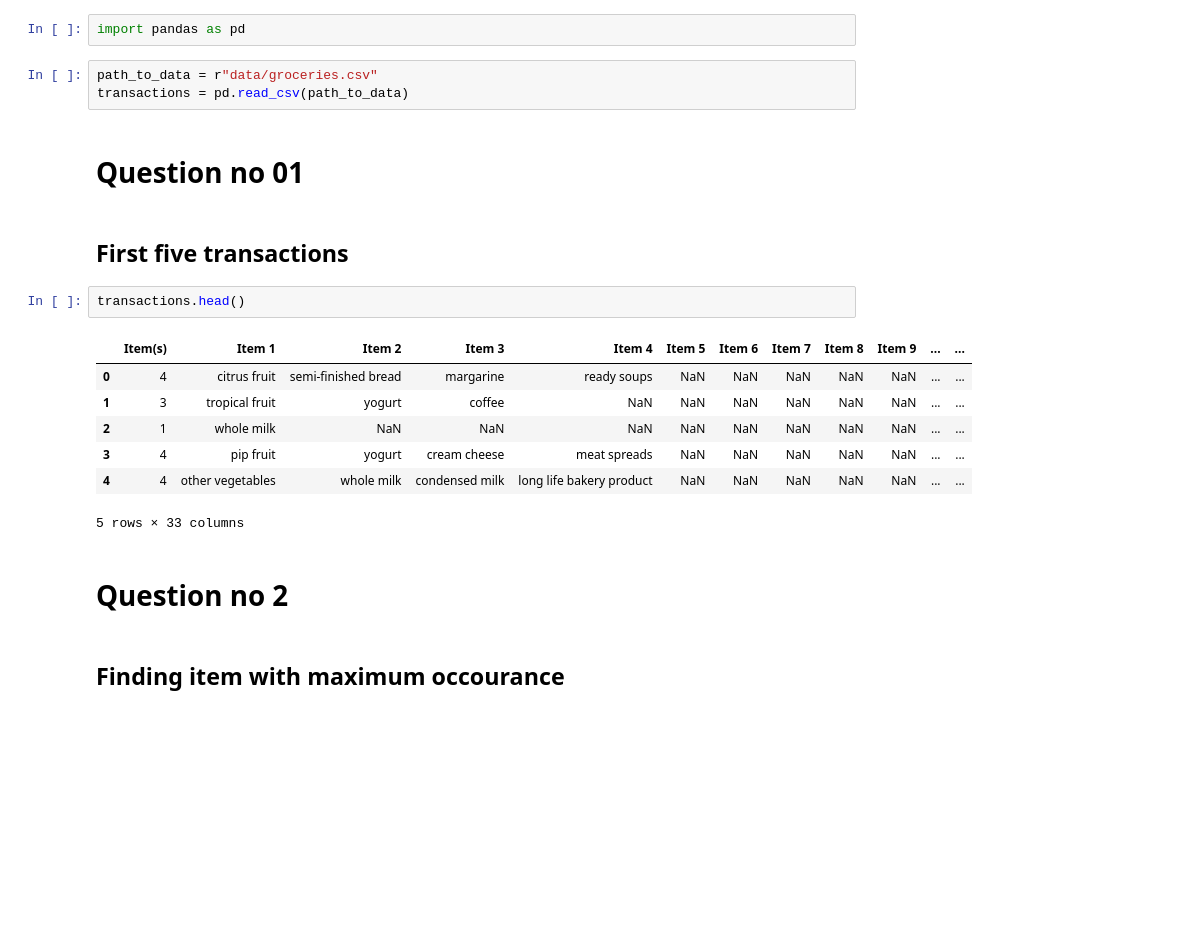
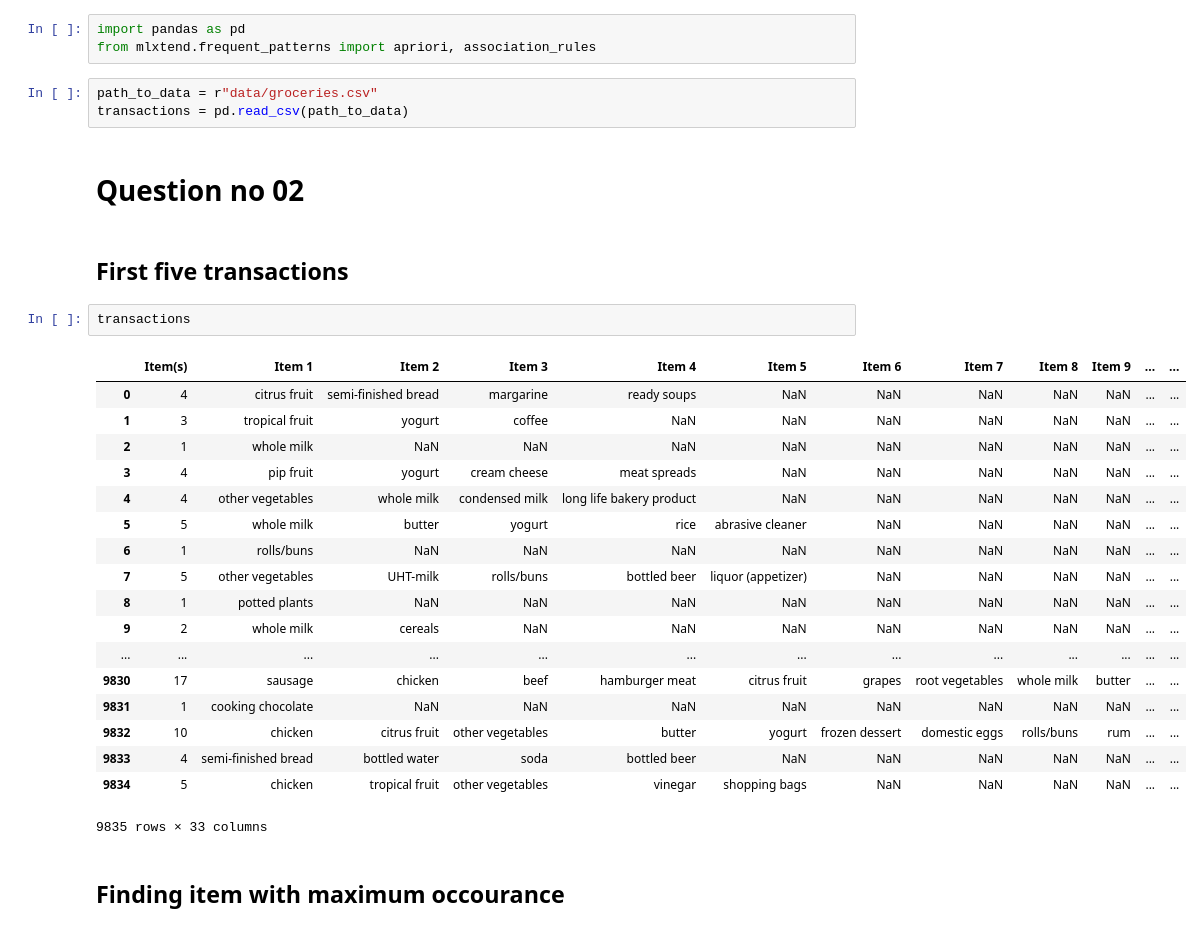
Before and after one commit to Sh-Abdullah-Aslam/market-basket-analysis-on-transactional-data, a Jupyter notebook: Working.ipynb, the cells around one changed output. Saved outputs shown, nothing was run; the diff lists cells and outputs as text; blank space fills up the shorter version.

```diff
--- a/Working.ipynb
+++ b/Working.ipynb
@@ -1,24 +1,34 @@
 # %%
 import pandas as pd
+from mlxtend.frequent_patterns import apriori, association_rules
 # %%
 path_to_data = r"data/groceries.csv"
 transactions = pd.read_csv(path_to_data)
 # %% [markdown]
-# Question no 01
+# Question no 02
 # %% [markdown]
 ## First five transactions
 # %%
-transactions.head()
+transactions
 # %% [output]
 |  | Item(s) | Item 1 | Item 2 | Item 3 | Item 4 | Item 5 | Item 6 | Item 7 | Item 8 | Item 9 | ... | ... |
 | 0 | 4 | citrus fruit | semi-finished bread | margarine | ready soups | NaN | NaN | NaN | NaN | NaN | ... | ... |
 | 1 | 3 | tropical fruit | yogurt | coffee | NaN | NaN | NaN | NaN | NaN | NaN | ... | ... |
 | 2 | 1 | whole milk | NaN | NaN | NaN | NaN | NaN | NaN | NaN | NaN | ... | ... |
 | 3 | 4 | pip fruit | yogurt | cream cheese | meat spreads | NaN | NaN | NaN | NaN | NaN | ... | ... |
 | 4 | 4 | other vegetables | whole milk | condensed milk | long life bakery product | NaN | NaN | NaN | NaN | NaN | ... | ... |
+| 5 | 5 | whole milk | butter | yogurt | rice | abrasive cleaner | NaN | NaN | NaN | NaN | ... | ... |
+| 6 | 1 | rolls/buns | NaN | NaN | NaN | NaN | NaN | NaN | NaN | NaN | ... | ... |
+| 7 | 5 | other vegetables | UHT-milk | rolls/buns | bottled beer | liquor (appetizer) | NaN | NaN | NaN | NaN | ... | ... |
+| 8 | 1 | potted plants | NaN | NaN | NaN | NaN | NaN | NaN | NaN | NaN | ... | ... |
+| 9 | 2 | whole milk | cereals | NaN | NaN | NaN | NaN | NaN | NaN | NaN | ... | ... |
+| ... | ... | ... | ... | ... | ... | ... | ... | ... | ... | ... | ... | ... |
+| 9830 | 17 | sausage | chicken | beef | hamburger meat | citrus fruit | grapes | root vegetables | whole milk | butter | ... | ... |
+| 9831 | 1 | cooking chocolate | NaN | NaN | NaN | NaN | NaN | NaN | NaN | NaN | ... | ... |
+| 9832 | 10 | chicken | citrus fruit | other vegetables | butter | yogurt | frozen dessert | domestic eggs | rolls/buns | rum | ... | ... |
+| 9833 | 4 | semi-finished bread | bottled water | soda | bottled beer | NaN | NaN | NaN | NaN | NaN | ... | ... |
+| 9834 | 5 | chicken | tropical fruit | other vegetables | vinegar | shopping bags | NaN | NaN | NaN | NaN | ... | ... |
-5 rows × 33 columns
+9835 rows × 33 columns
-# %% [markdown]
-# Question no 2
 # %% [markdown]
 ## Finding item with maximum occourance
 # %%
```
Also changed, not shown: parts of 25 cells of this notebook, 7 other files.
